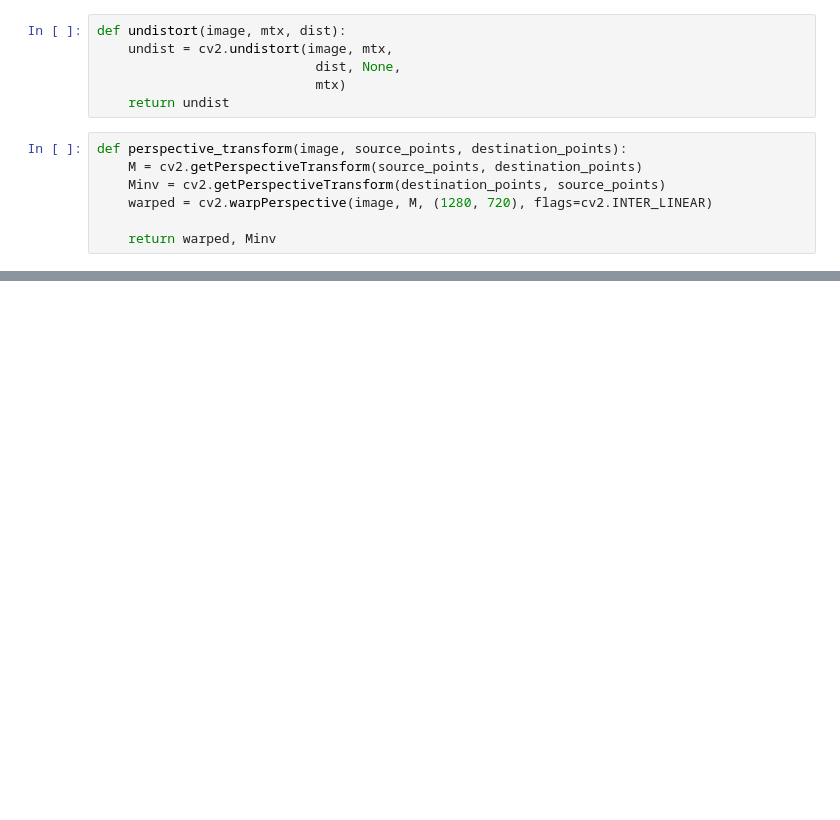
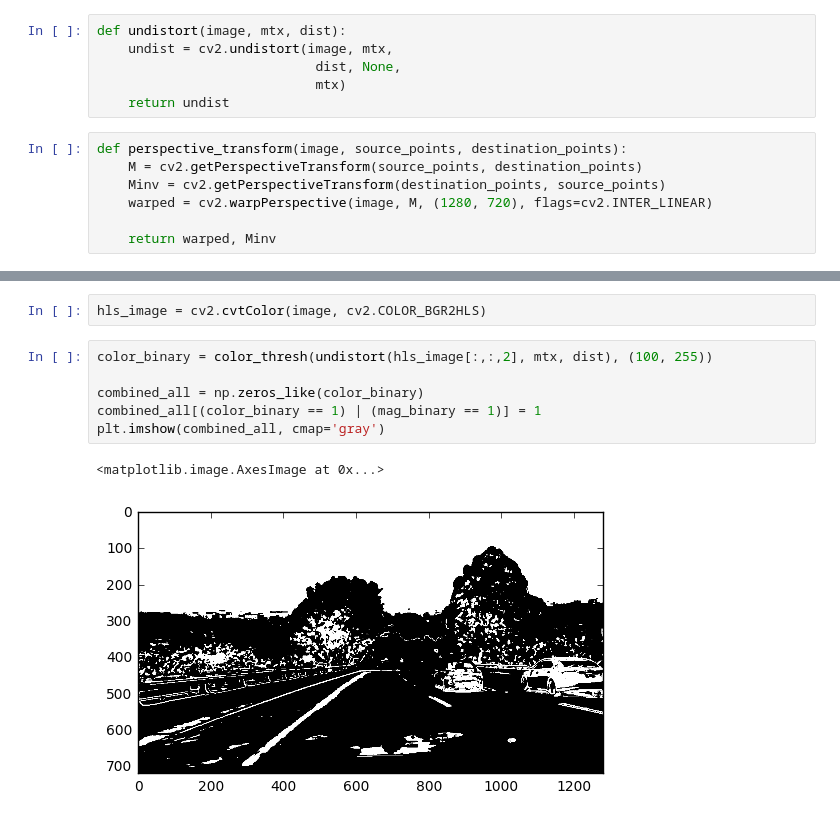
Before and after one commit to alpernkanli/CarND-Advanced-Lane-Lines, a Jupyter notebook: Explore.ipynb, the cells around one changed output, grey strips where cells are left out. Saved outputs shown, nothing was run; the diff lists cells and outputs as text; blank space fills up the shorter version.

```diff
--- a/Explore.ipynb
+++ b/Explore.ipynb
@@ -86,0 +114,11 @@ plt.imshow(warped, cmap='gray')
+# %%
+hls_image = cv2.cvtColor(image, cv2.COLOR_BGR2HLS)
+# %%
+color_binary = color_thresh(undistort(hls_image[:,:,2], mtx, dist), (100, 255))
+
+combined_all = np.zeros_like(color_binary)
+combined_all[(color_binary == 1) | (mag_binary == 1)] = 1
+plt.imshow(combined_all, cmap='gray')
+# %% [output]
+<matplotlib.image.AxesImage at 0x...>
+[figure, added]
```
Also changed, not shown: parts of 13 cells of this notebook, 5 other files.
